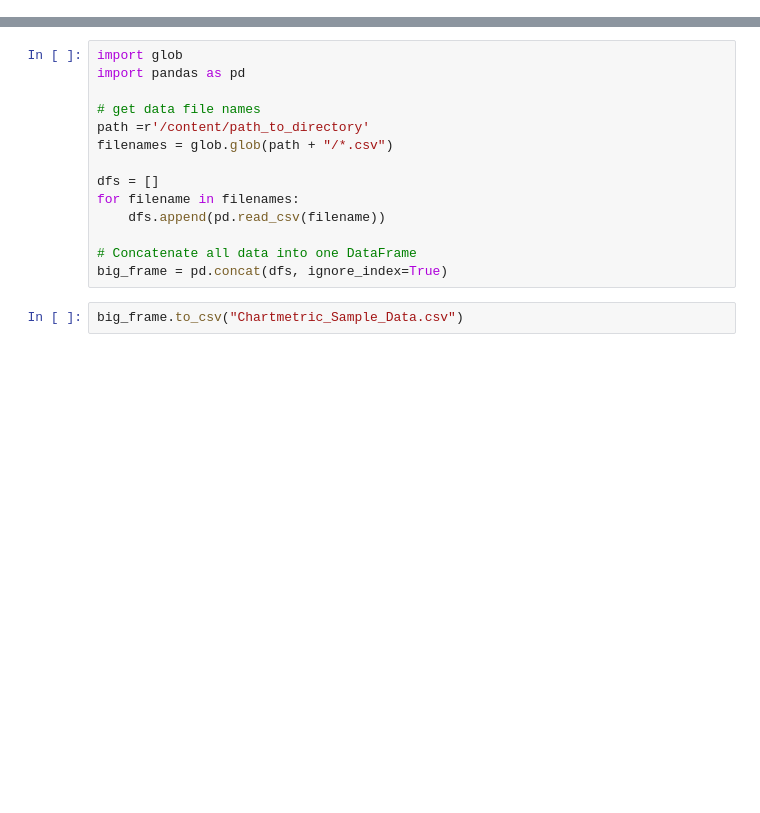
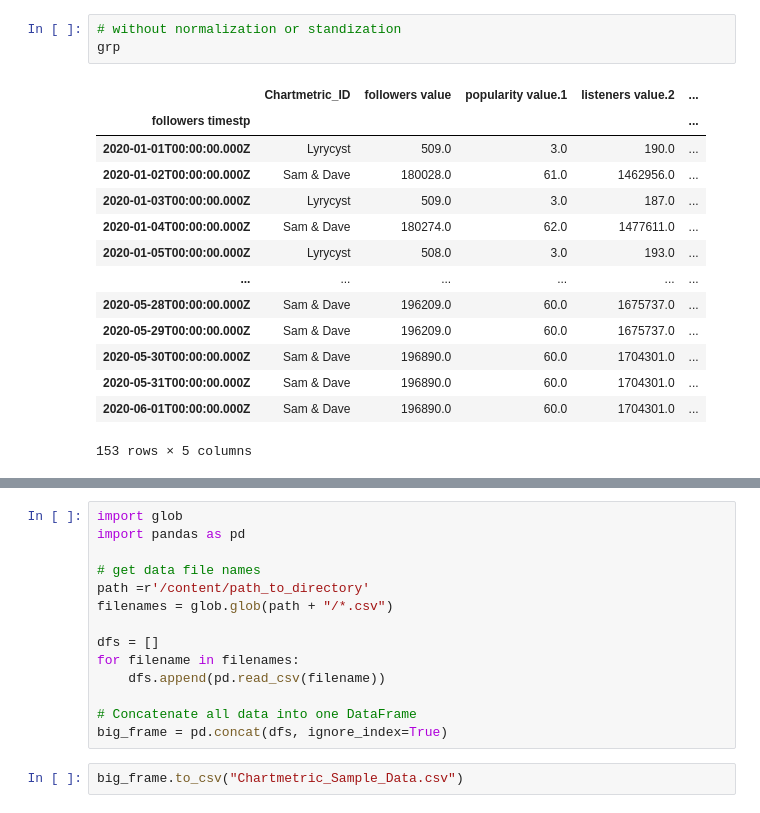
Before and after one commit to Tony363/Chartmetric_Analysis, a Jupyter notebook: Chartmetric_DataConsolidation.ipynb, the cells around one changed output, grey strips where cells are left out. Drawn from its saved outputs; the diff is of its cells as text; blank space fills up the shorter version.

```diff
--- a/Chartmetric_DataConsolidation.ipynb
+++ b/Chartmetric_DataConsolidation.ipynb
@@ -21,0 +583,18 @@
+# %%
+# without normalization or standization
+grp
+# %% [output]
+|  | Chartmetric_ID | followers value | popularity value.1 | listeners value.2 | ... |
+| followers timestp |  |  |  |  | ... |
+| 2020-01-01T00:00:00.000Z | Lyrycyst | 509.0 | 3.0 | 190.0 | ... |
+| 2020-01-02T00:00:00.000Z | Sam & Dave | 180028.0 | 61.0 | 1462956.0 | ... |
+| 2020-01-03T00:00:00.000Z | Lyrycyst | 509.0 | 3.0 | 187.0 | ... |
+| 2020-01-04T00:00:00.000Z | Sam & Dave | 180274.0 | 62.0 | 1477611.0 | ... |
+| 2020-01-05T00:00:00.000Z | Lyrycyst | 508.0 | 3.0 | 193.0 | ... |
+| ... | ... | ... | ... | ... | ... |
+| 2020-05-28T00:00:00.000Z | Sam & Dave | 196209.0 | 60.0 | 1675737.0 | ... |
+| 2020-05-29T00:00:00.000Z | Sam & Dave | 196209.0 | 60.0 | 1675737.0 | ... |
+| 2020-05-30T00:00:00.000Z | Sam & Dave | 196890.0 | 60.0 | 1704301.0 | ... |
+| 2020-05-31T00:00:00.000Z | Sam & Dave | 196890.0 | 60.0 | 1704301.0 | ... |
+| 2020-06-01T00:00:00.000Z | Sam & Dave | 196890.0 | 60.0 | 1704301.0 | ... |
+153 rows × 5 columns
```
Also changed, not shown: parts of 22 cells of this notebook.
